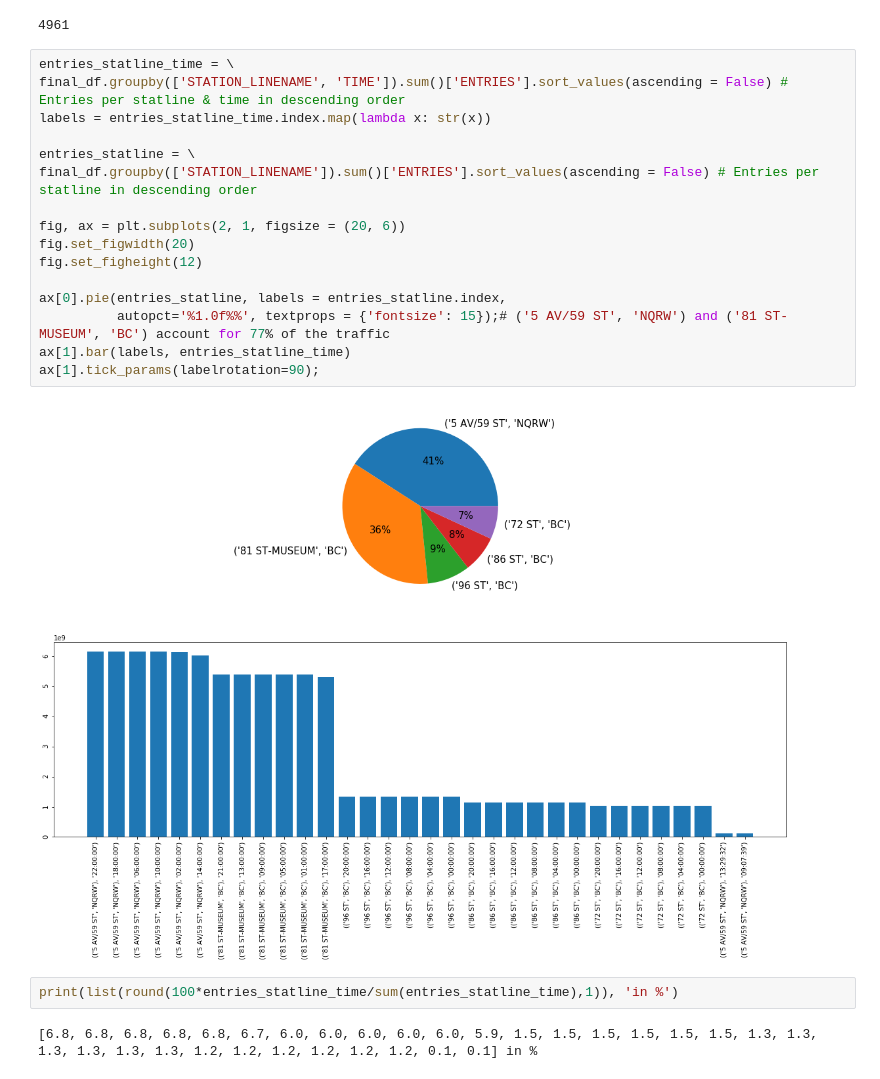
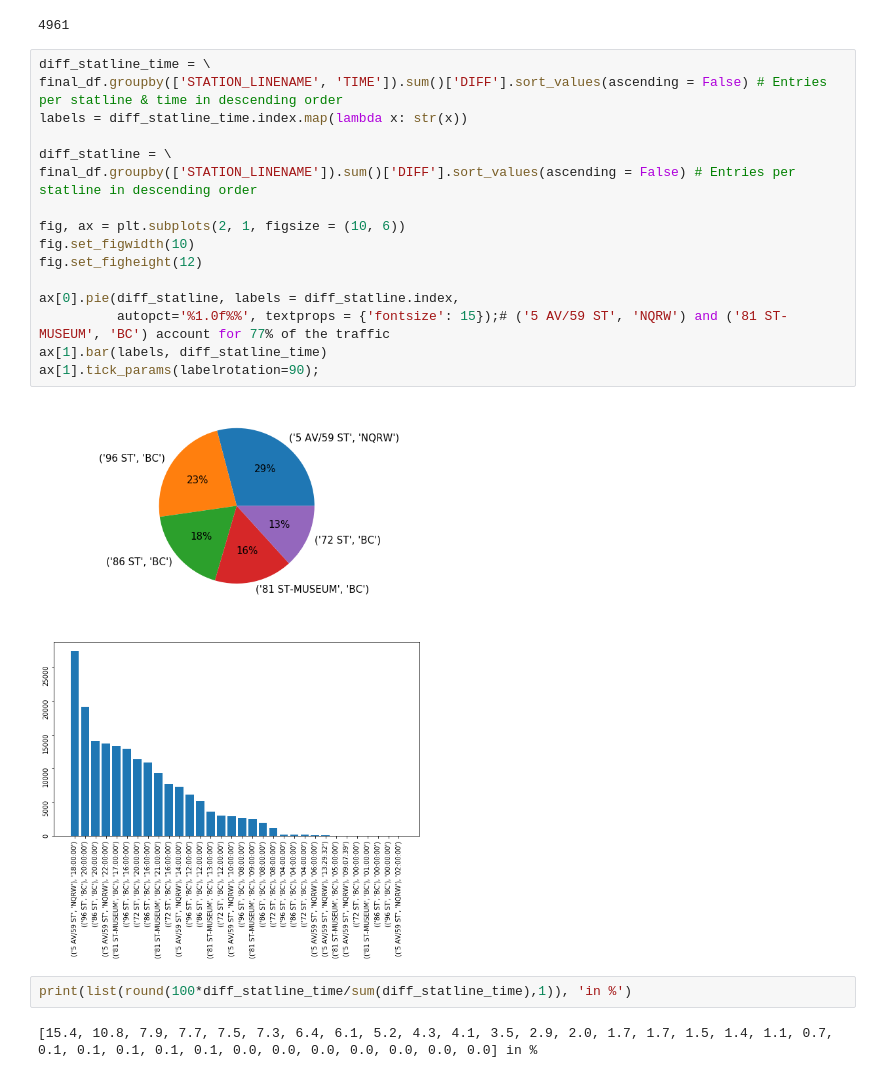
Before and after one commit to brendanlafferty/MTA-EDA, a Jupyter notebook: 01-mta-project1.ipynb, the cells around one changed output. Drawn from its saved outputs; the diff is of its cells as text.

```diff
--- a/01-mta-project1.ipynb
+++ b/01-mta-project1.ipynb
@@ -213,24 +207,24 @@ len(df2020.groupby(['C/A', 'UNIT', 'SCP', 'STATION']).count()) # 4961 turnstiles
 51
 4961
 # %%
-entries_statline_time = \
-final_df.groupby(['STATION_LINENAME', 'TIME']).sum()['ENTRIES'].sort_values(ascending = False) # Entries per statline & time in descending order
-labels = entries_statline_time.index.map(lambda x: str(x))
+diff_statline_time = \
+final_df.groupby(['STATION_LINENAME', 'TIME']).sum()['DIFF'].sort_values(ascending = False) # Entries per statline & time in descending order
+labels = diff_statline_time.index.map(lambda x: str(x))
 
-entries_statline = \
-final_df.groupby(['STATION_LINENAME']).sum()['ENTRIES'].sort_values(ascending = False) # Entries per statline in descending order
+diff_statline = \
+final_df.groupby(['STATION_LINENAME']).sum()['DIFF'].sort_values(ascending = False) # Entries per statline in descending order
 
-fig, ax = plt.subplots(2, 1, figsize = (20, 6))
-fig.set_figwidth(20)
+fig, ax = plt.subplots(2, 1, figsize = (10, 6))
+fig.set_figwidth(10)
 fig.set_figheight(12)
 
-ax[0].pie(entries_statline, labels = entries_statline.index,
+ax[0].pie(diff_statline, labels = diff_statline.index,
           autopct='%1.0f%%', textprops = {'fontsize': 15});# ('5 AV/59 ST', 'NQRW') and ('81 ST-MUSEUM', 'BC') account for 77% of the traffic
-ax[1].bar(labels, entries_statline_time)
+ax[1].bar(labels, diff_statline_time)
 ax[1].tick_params(labelrotation=90);
 # %% [output]
-[figure, old version]
+[figure, new version]
 # %%
-print(list(round(100*entries_statline_time/sum(entries_statline_time),1)), 'in %')
+print(list(round(100*diff_statline_time/sum(diff_statline_time),1)), 'in %')
 # %% [output]
-[6.8, 6.8, 6.8, 6.8, 6.8, 6.7, 6.0, 6.0, 6.0, 6.0, 6.0, 5.9, 1.5, 1.5, 1.5, 1.5, 1.5, 1.5, 1.3, 1.3, 1.3, 1.3, 1.3, 1.3, 1.2, 1.2, 1.2, 1.2, 1.2, 1.2, 0.1, 0.1] in %
+[15.4, 10.8, 7.9, 7.7, 7.5, 7.3, 6.4, 6.1, 5.2, 4.3, 4.1, 3.5, 2.9, 2.0, 1.7, 1.7, 1.5, 1.4, 1.1, 0.7, 0.1, 0.1, 0.1, 0.1, 0.1, 0.0, 0.0, 0.0, 0.0, 0.0, 0.0, 0.0] in %
```
Also changed, not shown: parts of 7 cells of this notebook.
